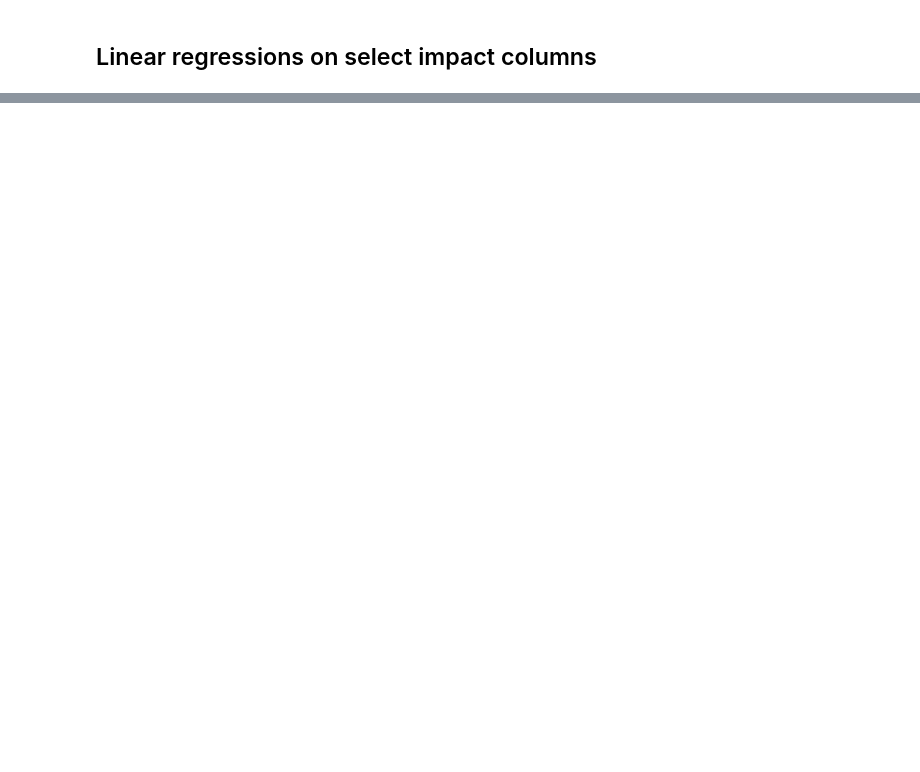
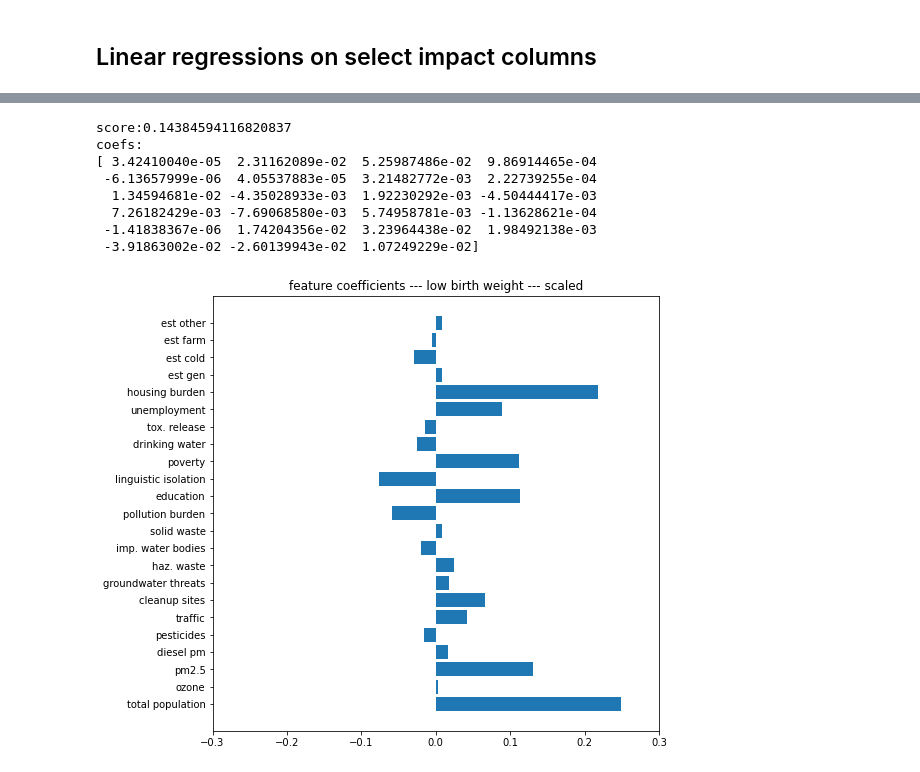
Before and after one commit to gigi-codes/warehouse_density, a Jupyter notebook: David/7_linear_regression.ipynb, the cells around one changed output, grey strips where cells are left out. Saved outputs shown, nothing was run; the diff lists cells and outputs as text; code cells hidden in the pictures; blank space fills up the shorter version.

```diff
--- a/David/7_linear_regression.ipynb
+++ b/David/7_linear_regression.ipynb
@@ -696,0 +824,15 @@ score_cols
+# %%
+# low birth weight
+b_coefs = single_fit(amgd, select_cols, 'low birth weight')
+scaled_b_coefs = get_scaled_coefs(amgd, select_cols, b_coefs)
+barh_coefs(scaled_b_coefs, select_cols, xlim = 0.3, title = 'feature coefficients --- low birth weight --- scaled')
+# %% [output]
+score:0.14384594116820837
+coefs:
+[ 3.42410040e-05  2.31162089e-02  5.25987486e-02  9.86914465e-04
+ -6.13657999e-06  4.05537883e-05  3.21482772e-03  2.22739255e-04
+  1.34594681e-02 -4.35028933e-03  1.92230292e-03 -4.50444417e-03
+  7.26182429e-03 -7.69068580e-03  5.74958781e-03 -1.13628621e-04
+ -1.41838367e-06  1.74204356e-02  3.23964438e-02  1.98492138e-03
+ -3.91863002e-02 -2.60139943e-02  1.07249229e-02]
+[figure, added]
```
Also changed, not shown: parts of 22 cells of this notebook, 3 other files.
